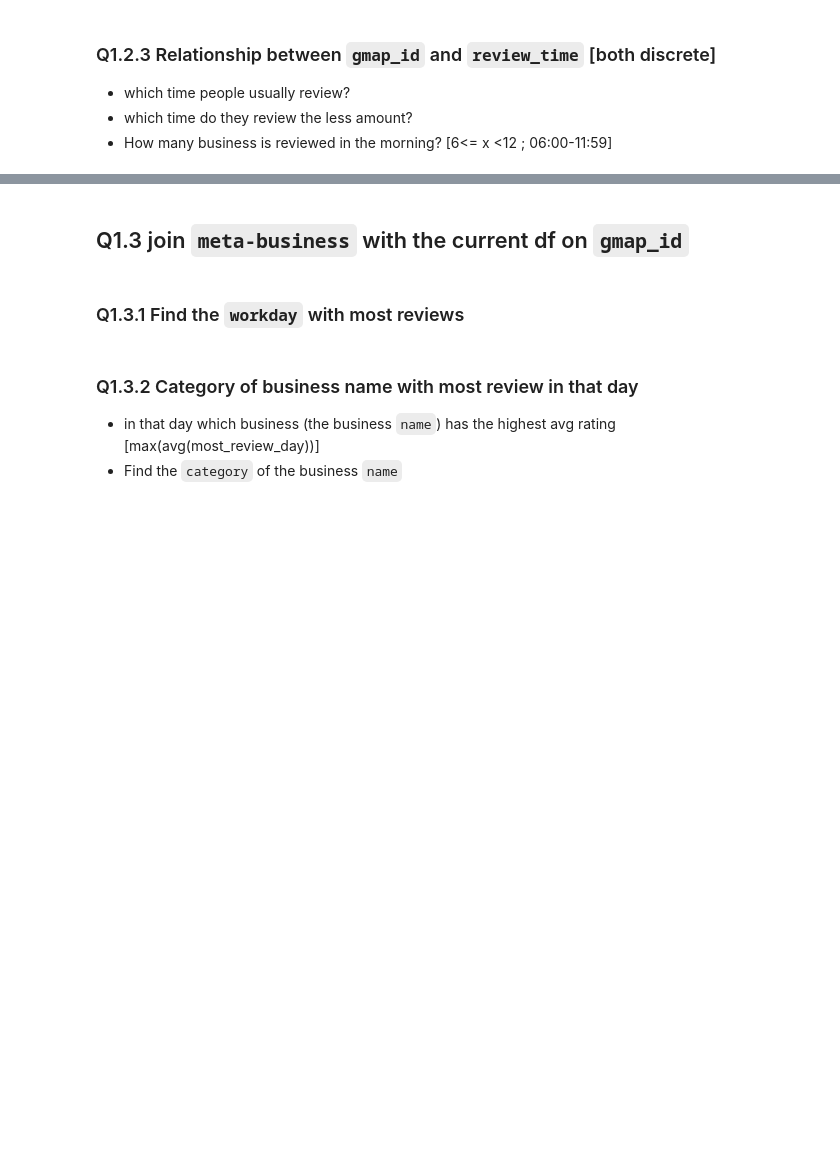
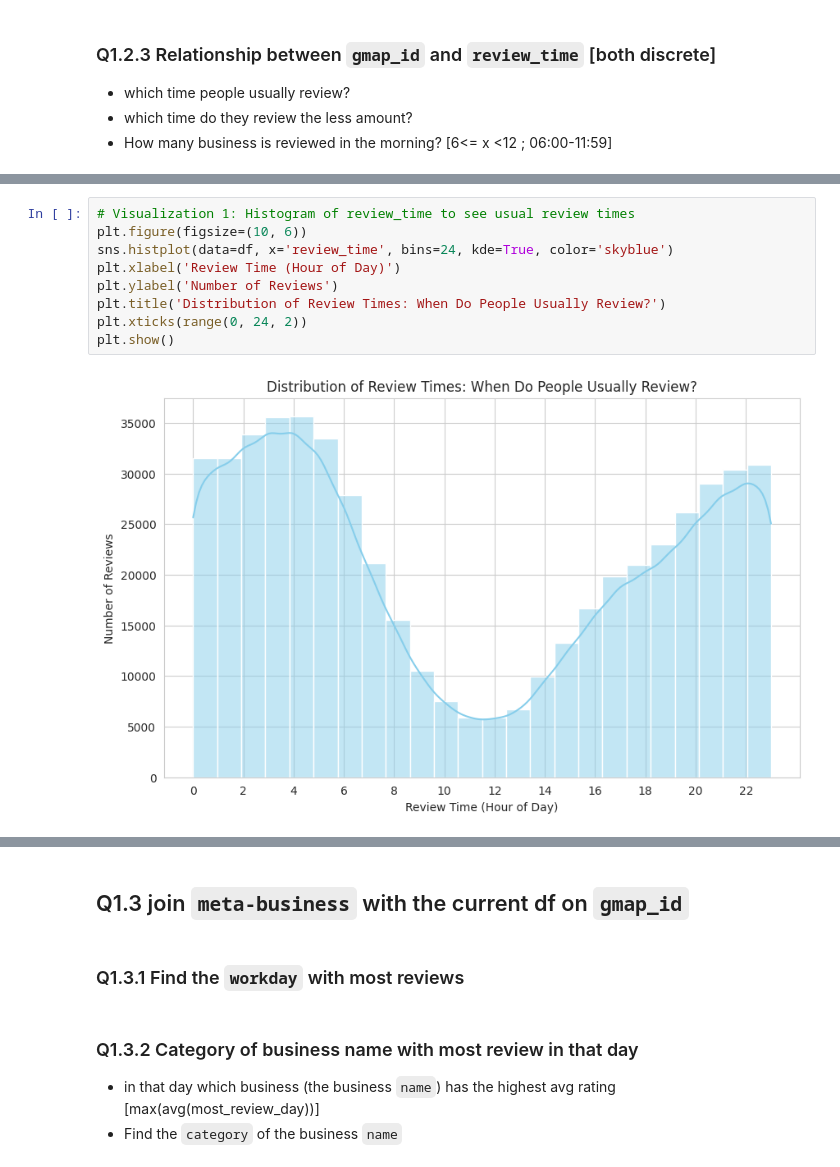
Before and after one commit to Afique1/Business-Review-by-user, a Jupyter notebook: SIT742Task2_Group32.ipynb, the cells around one changed output, grey strips where cells are left out. Saved outputs shown, nothing was run; the diff lists cells and outputs as text; blank space fills up the shorter version.

```diff
--- a/SIT742Task2_Group32.ipynb
+++ b/SIT742Task2_Group32.ipynb
@@ -486,0 +531,11 @@ df[["time", "review_time"]].head(10)
+# %%
+# Visualization 1: Histogram of review_time to see usual review times
+plt.figure(figsize=(10, 6))
+sns.histplot(data=df, x='review_time', bins=24, kde=True, color='skyblue')
+plt.xlabel('Review Time (Hour of Day)')
+plt.ylabel('Number of Reviews')
+plt.title('Distribution of Review Times: When Do People Usually Review?')
+plt.xticks(range(0, 24, 2))
+plt.show()
+# %% [output]
+[figure, added]
```
Also changed, not shown: parts of 9 cells of this notebook.
